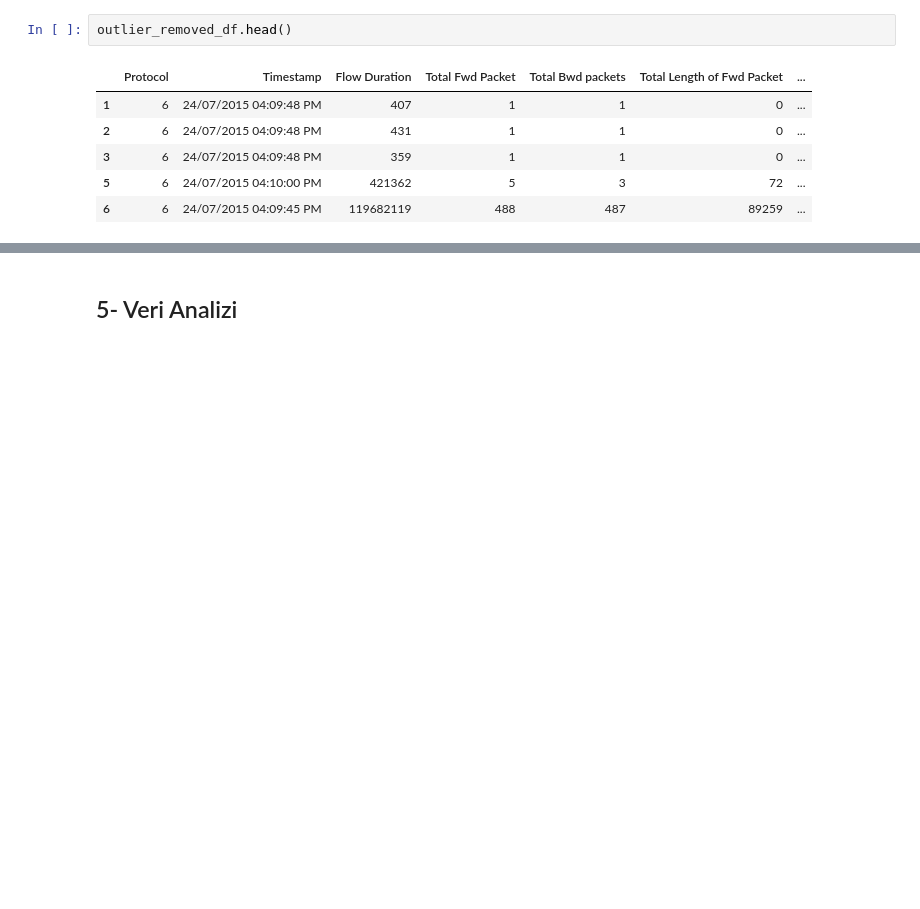
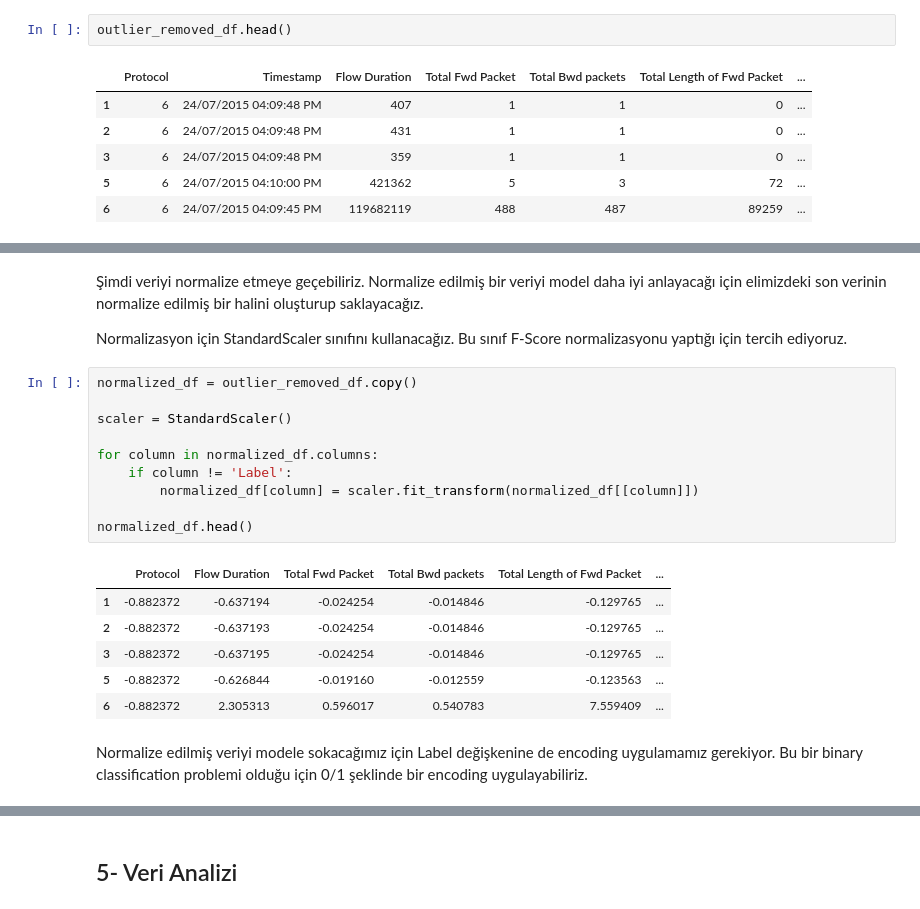
Before and after one commit to BoraDere/Darknet, a Jupyter notebook: nb.ipynb, the cells around one changed output, grey strips where cells are left out. Cells and saved outputs as stored; diff of their text form; blank space fills up the shorter version.

```diff
--- a/nb.ipynb
+++ b/nb.ipynb
@@ -527,0 +536,23 @@ Remember, the exact order can depend on the specifics of your dataset and the mo
+# %% [markdown]
+Şimdi veriyi normalize etmeye geçebiliriz. Normalize edilmiş bir veriyi model daha iyi anlayacağı için elimizdeki son verinin normalize edilmiş bir halini oluşturup saklayacağız.
+
+Normalizasyon için StandardScaler sınıfını kullanacağız. Bu sınıf F-Score normalizasyonu yaptığı için tercih ediyoruz.
+# %%
+normalized_df = outlier_removed_df.copy()
+
+scaler = StandardScaler()
+
+for column in normalized_df.columns:
+    if column != 'Label':
+        normalized_df[column] = scaler.fit_transform(normalized_df[[column]])
+
+normalized_df.head()
+# %% [output]
+|  | Protocol | Flow Duration | Total Fwd Packet | Total Bwd packets | Total Length of Fwd Packet | ... |
+| 1 | -0.882372 | -0.637194 | -0.024254 | -0.014846 | -0.129765 | ... |
+| 2 | -0.882372 | -0.637193 | -0.024254 | -0.014846 | -0.129765 | ... |
+| 3 | -0.882372 | -0.637195 | -0.024254 | -0.014846 | -0.129765 | ... |
+| 5 | -0.882372 | -0.626844 | -0.019160 | -0.012559 | -0.123563 | ... |
+| 6 | -0.882372 | 2.305313 | 0.596017 | 0.540783 | 7.559409 | ... |
+# %% [markdown]
+Normalize edilmiş veriyi modele sokacağımız için Label değişkenine de encoding uygulamamız gerekiyor. Bu bir binary classification problemi olduğu için 0/1 şeklinde bir encoding uygulayabiliriz.
```
Also changed, not shown: parts of 37 cells of this notebook, 3 other files.
